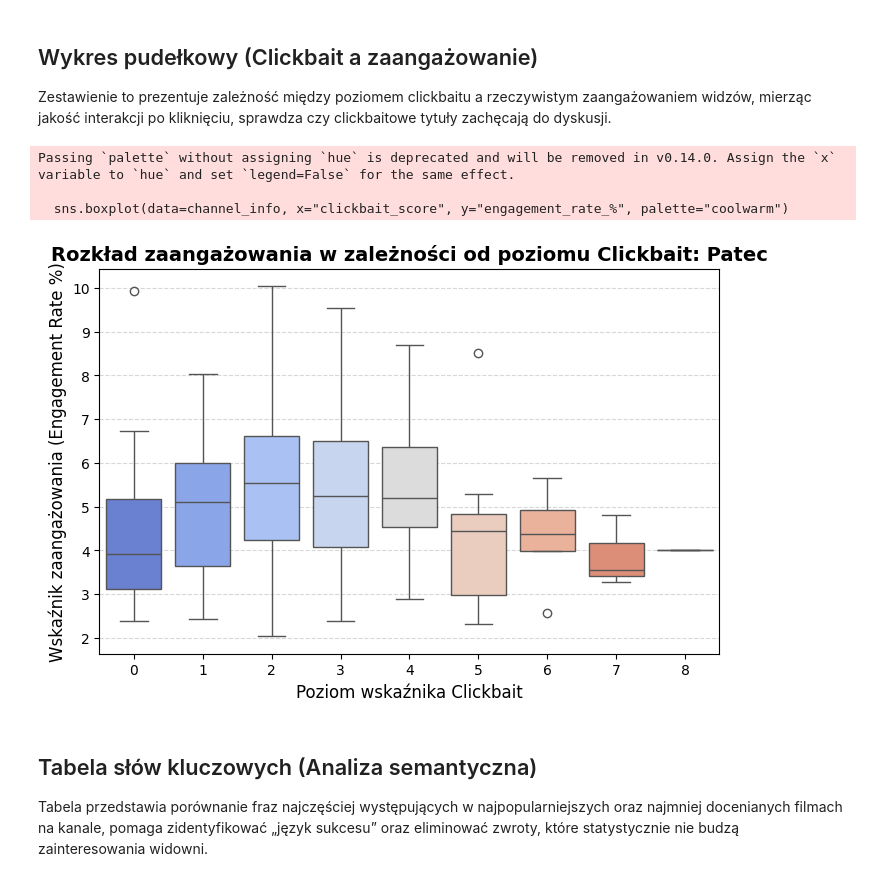
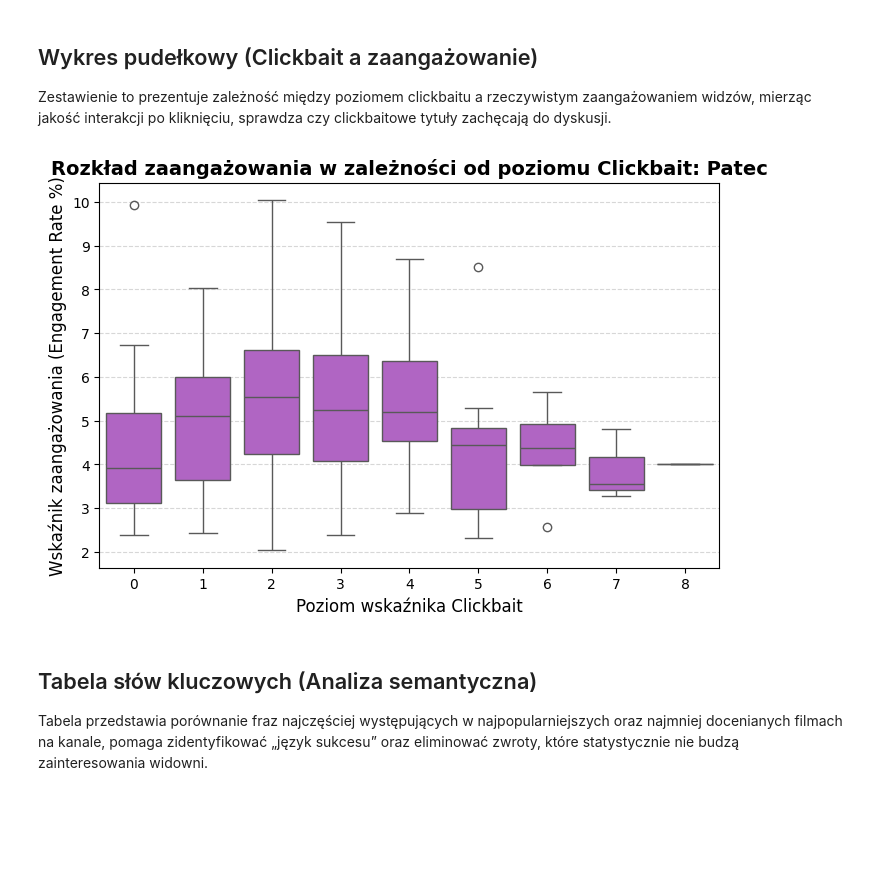
Before and after one commit to KAja278/projekt_analiza_danych_python, a Jupyter notebook: notebooks/analiza_wybranego_kanalu.ipynb, the cells around one changed output. Drawn from its saved outputs; the diff is of its cells as text; code cells hidden in the pictures; blank space fills up the shorter version.

Commit message:
mediumorchid na boxplocie (purrrr)

```diff
--- a/notebooks/analiza_wybranego_kanalu.ipynb
+++ b/notebooks/analiza_wybranego_kanalu.ipynb
@@ -216,16 +216,13 @@ plt.ticklabel_format(style='plain', axis='y')
 Zestawienie to prezentuje zależność między poziomem clickbaitu a rzeczywistym zaangażowaniem widzów, mierząc jakość interakcji po kliknięciu, sprawdza czy clickbaitowe tytuły zachęcają do dyskusji.
 # %%
 plt.figure(figsize=(8, 5))
-sns.boxplot(data=channel_info, x="clickbait_score", y="engagement_rate_%", palette="coolwarm")
+sns.boxplot(data=channel_info, x="clickbait_score", y="engagement_rate_%", color="mediumorchid")
 plt.title(f'Rozkład zaangażowania w zależności od poziomu Clickbait: {channel_name}', fontsize=14, fontweight='bold')
 plt.xlabel('Poziom wskaźnika Clickbait', fontsize=12)
 plt.ylabel('Wskaźnik zaangażowania (Engagement Rate %)', fontsize=12)
 plt.grid(True, axis='y', linestyle='--', alpha=0.5)
 # %% [output]
-Passing `palette` without assigning `hue` is deprecated and will be removed in v0.14.0. Assign the `x` variable to `hue` and set `legend=False` for the same effect.
-
-  sns.boxplot(data=channel_info, x="clickbait_score", y="engagement_rate_%", palette="coolwarm")
-[figure, old version]
+[figure, new version]
 # %% [markdown]
 ## Tabela słów kluczowych (Analiza semantyczna)
 
```
